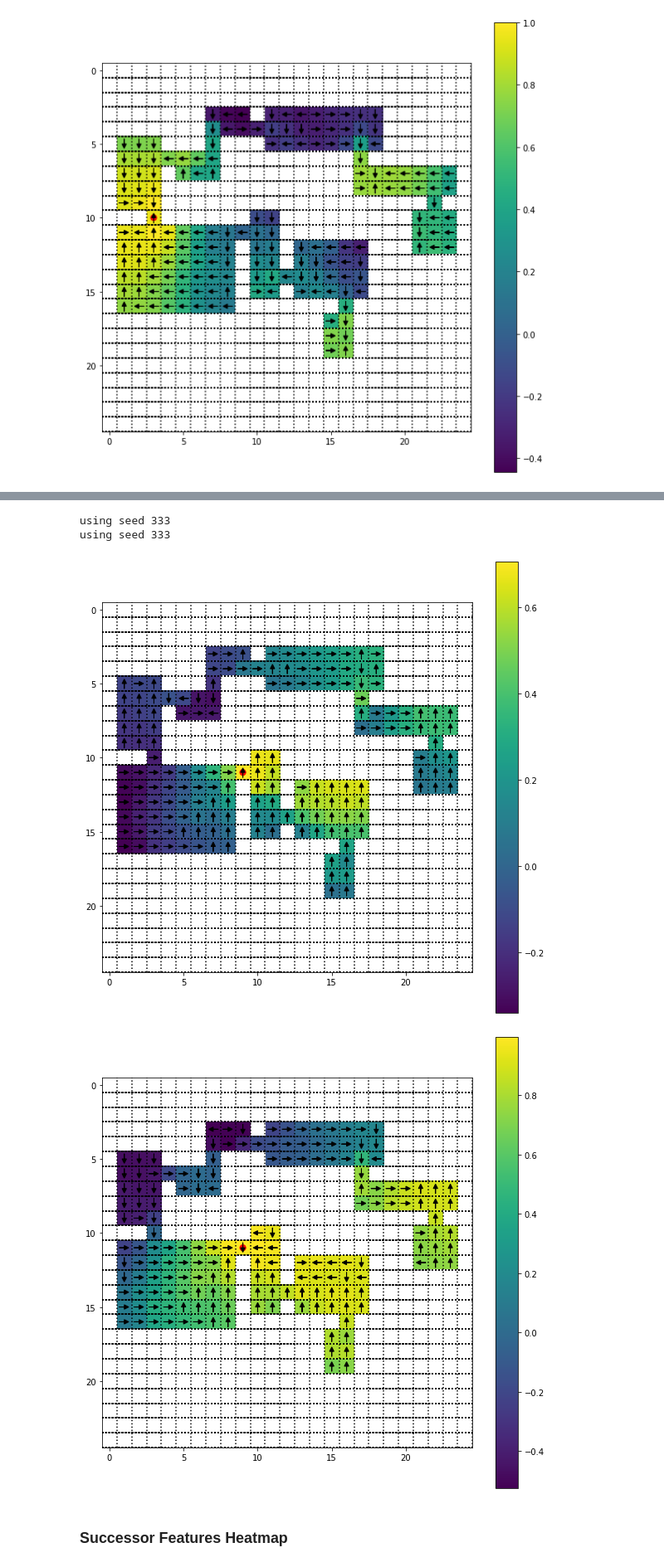
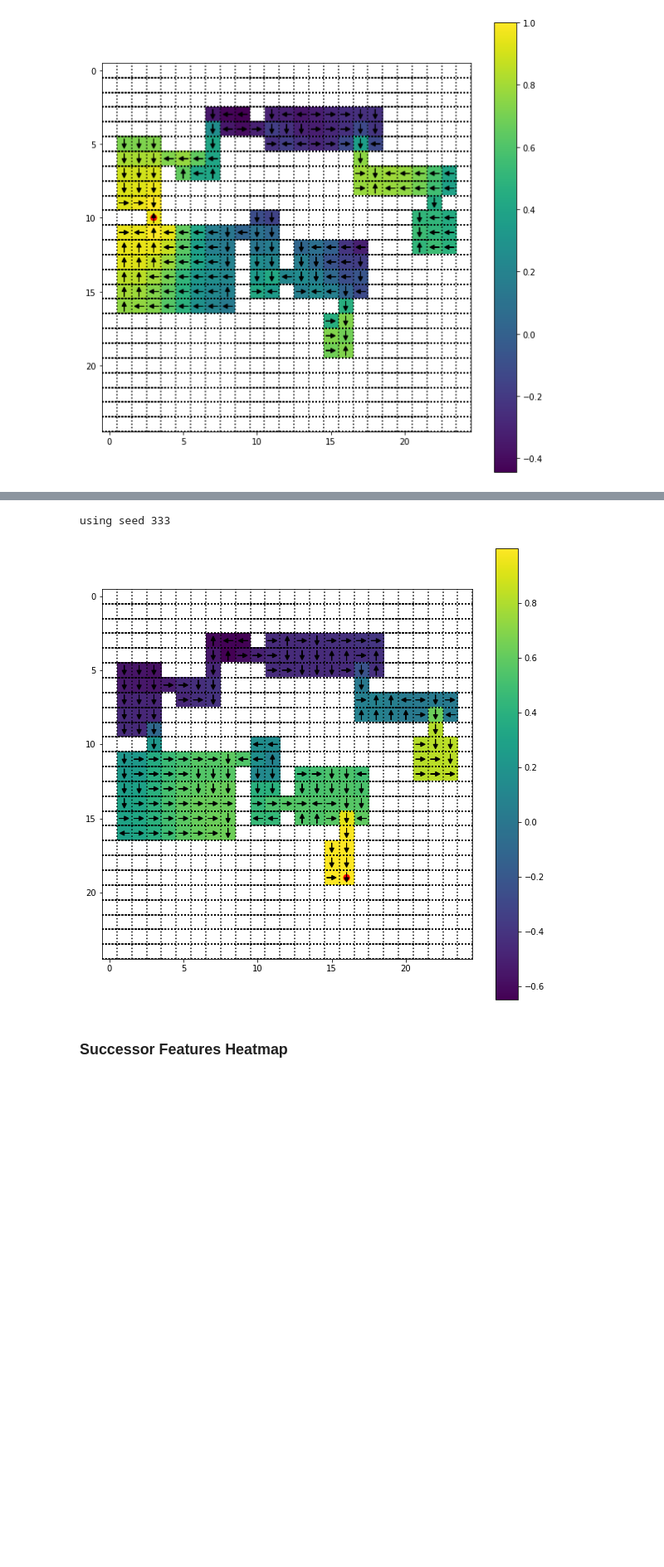
Before and after one commit to 2016choang/sfl, a Jupyter notebook: playground/new-envs.ipynb, the cells around one changed output, grey strips where cells are left out. Shown at 83% size. Drawn from its saved outputs; the diff is of its cells as text; code cells hidden in the pictures; blank space fills up the shorter version.

```diff
--- a/playground/new-envs.ipynb
+++ b/playground/new-envs.ipynb
@@ -315,17 +312,15 @@ using seed 333
 # %%
-# Randomly spawned agent
-subgoal = (9, 11)
-run = '20200511/multiroom/run_14'
-itr = 50000
+# Online landmarks in training only
+subgoal = (16, 19)
+run = '20200512/multiroom/run_33'
+itr = 150000
 itr -= 1
-visualize_subgoal_policy(run, itr, subgoal)
+# visualize_subgoal_policy(run, itr, subgoal)
 visualize_subgoal_policy(run, itr, subgoal, 'sf')
 # visualize_subgoal_policy(run, itr, subgoal, 'sf-look')
 # %% [output]
 using seed 333
-using seed 333
-[figure, old version]
+[figure, new version]
-[figure, removed]
 # %% [markdown]
 ### Successor Features Heatmap
 # %%
```
Also changed, not shown: parts of 3 cells of this notebook, 4 other files.
